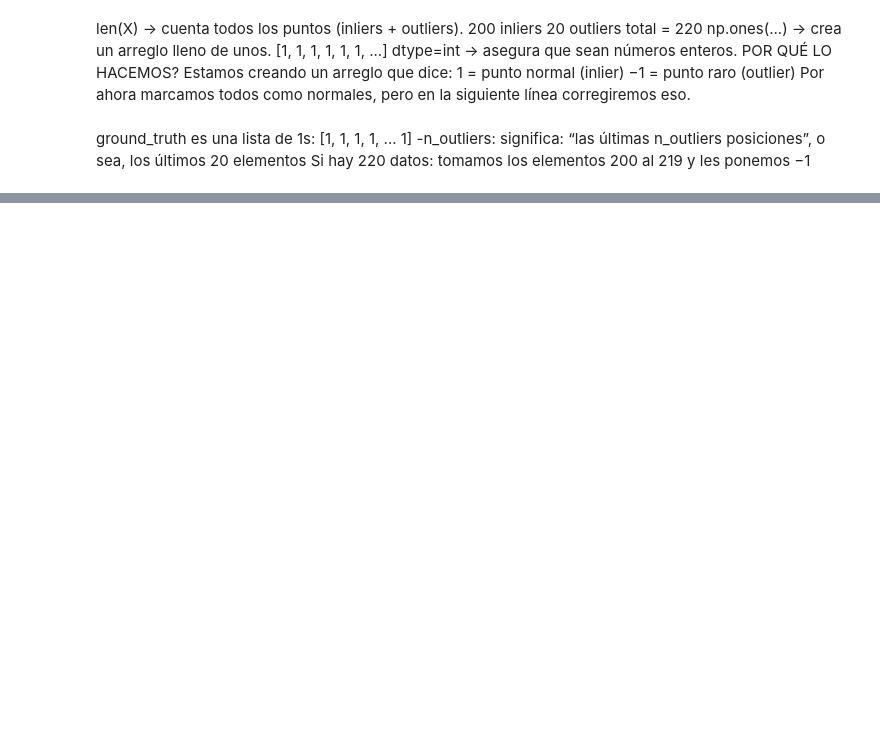
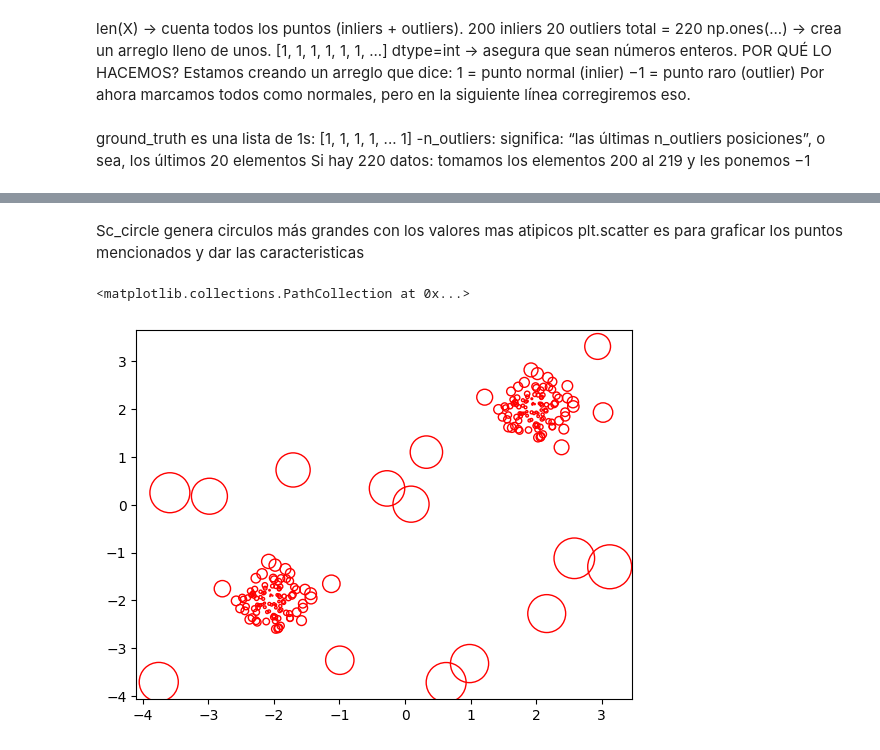
Before and after one commit to ElianGonzalez0202/Evaluacion_formativa_2, a Jupyter notebook: Outlayers.ipynb, the cells around one changed output, grey strips where cells are left out. Drawn from its saved outputs; the diff is of its cells as text; code cells hidden in the pictures; blank space fills up the shorter version.

```diff
--- a/Outlayers.ipynb
+++ b/Outlayers.ipynb
@@ -82,0 +170,3 @@ y_pred = clf.fit_predict(X)
+# %%
+radius = (X_scores.max() - X_scores) / (X_scores.max() - X_scores.min())
+radius
@@ -82,0 +191,10 @@ y_pred = clf.fit_predict(X)
+# %% [markdown]
+Sc_circle genera circulos más grandes con los valores mas atipicos
+plt.scatter es para graficar los puntos mencionados y dar las caracteristicas
+# %%
+sc_circles = plt.scatter(X[:, 0], X[:, 1], s=1000 * radius, edgecolors='r',
+            facecolors='none', label='Outlier scores')
+sc_circles
+# %% [output]
+<matplotlib.collections.PathCollection at 0x...>
+[figure, added]
```
Also changed, not shown: parts of 14 cells of this notebook.
